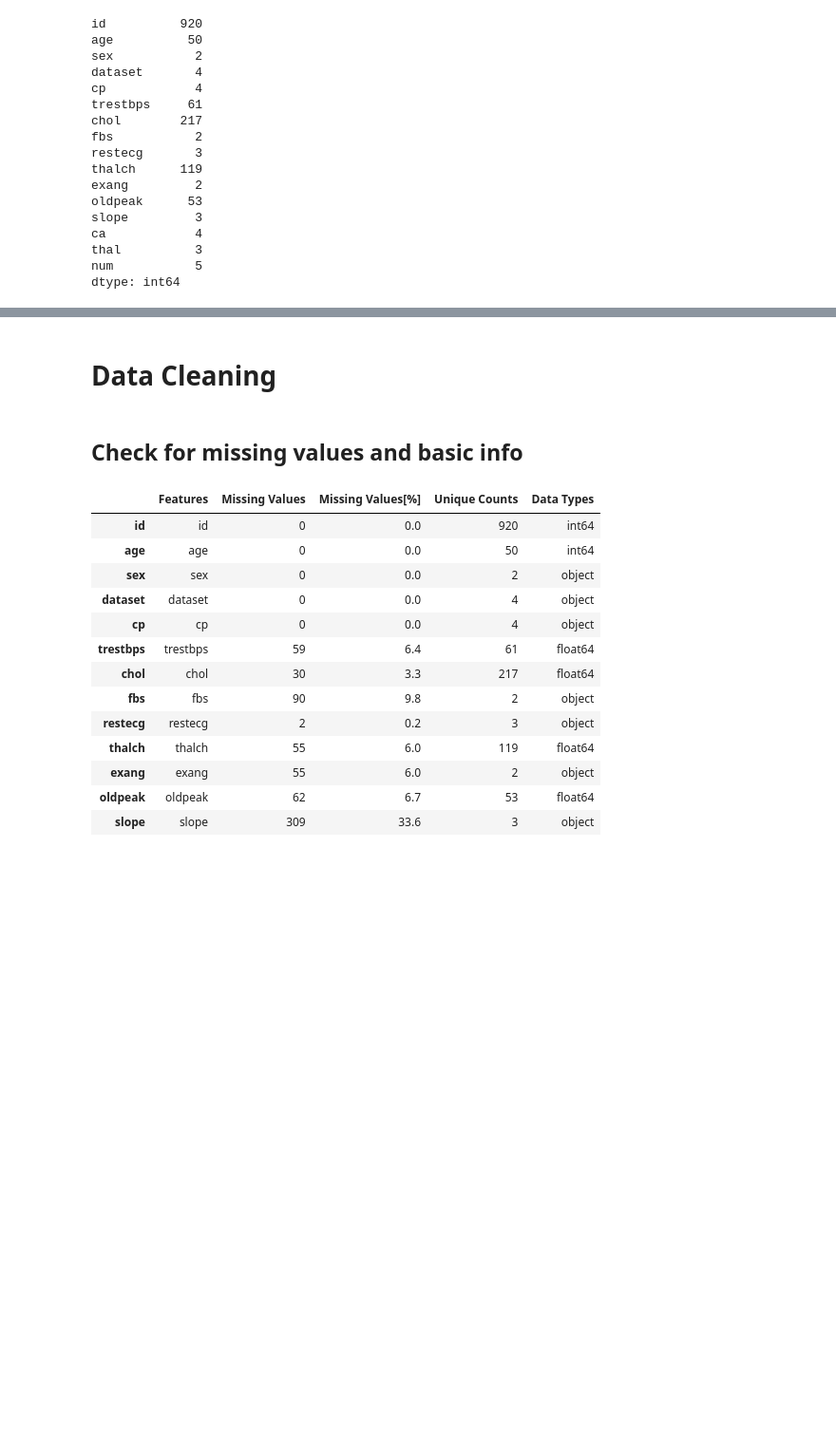
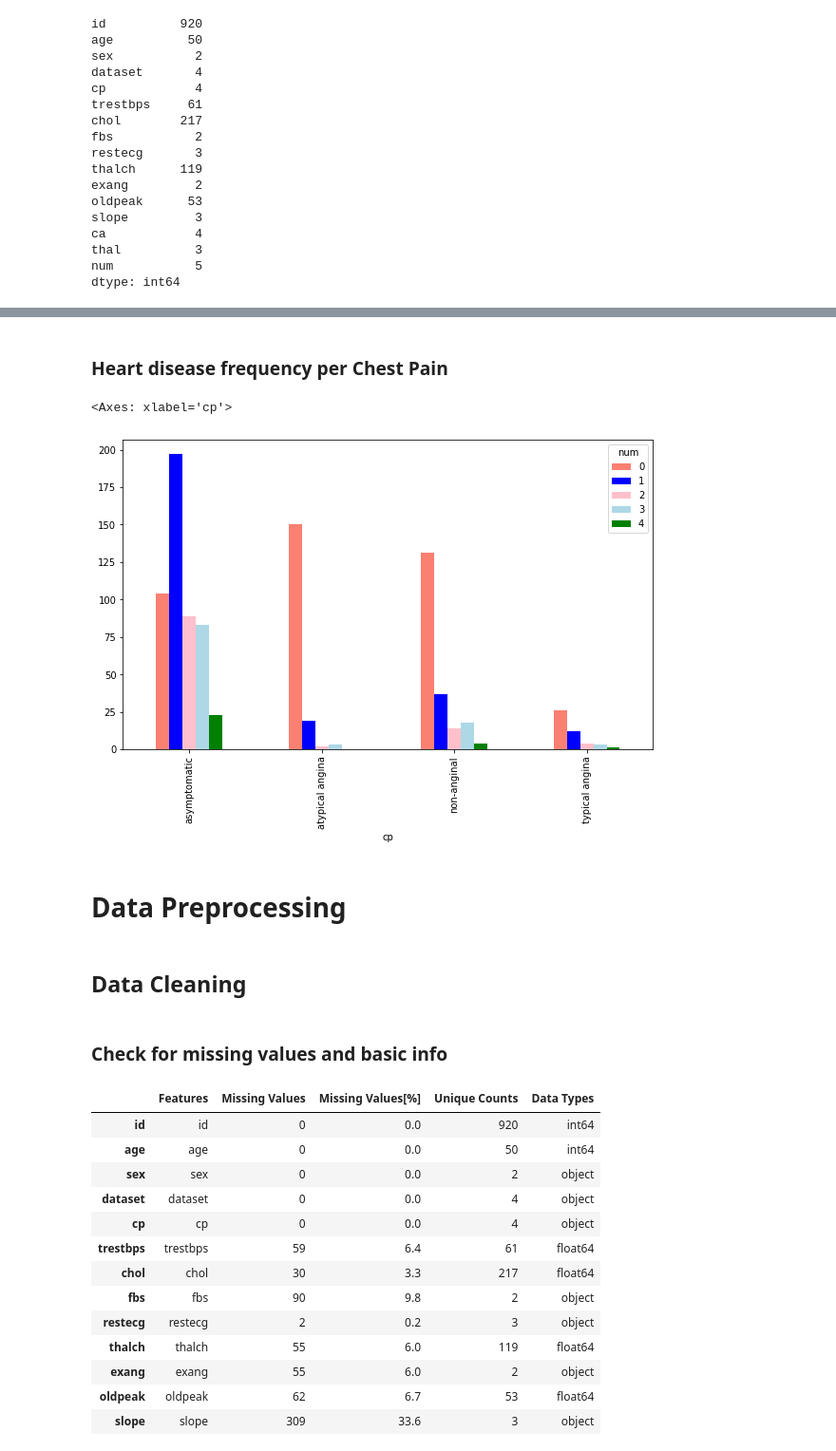
Before and after one commit to Aminul667/heart_disease_prediction, a Jupyter notebook: assignment2.ipynb, the cells around one changed output, grey strips where cells are left out. Shown at 95% size. Drawn from its saved outputs; the diff is of its cells as text; code cells hidden in the pictures; blank space fills up the shorter version.

```diff
--- a/assignment2.ipynb
+++ b/assignment2.ipynb
@@ -87,7 +102,21 @@ dtype: int64
+# %% [markdown]
+### Heart disease frequency per Chest Pain
+# %%
+crosstab_num = pd.crosstab(df.cp,df.num)
+crosstab_num.plot(
+    kind="bar",
+    figsize=(10,6),
+    color = ['salmon','blue','pink','lightblue','green']
+    )
+# %% [output]
+<Axes: xlabel='cp'>
+[figure, added]
+# %% [markdown]
+# Data Preprocessing
 # %% [markdown]
-# Data Cleaning
+## Data Cleaning
 # %% [markdown]
-## Check for missing values and basic info
+### Check for missing values and basic info
 # %%
 basic_info = pd.DataFrame({
     "Features": df.columns,
```
Also changed, not shown: parts of 2 cells of this notebook.
